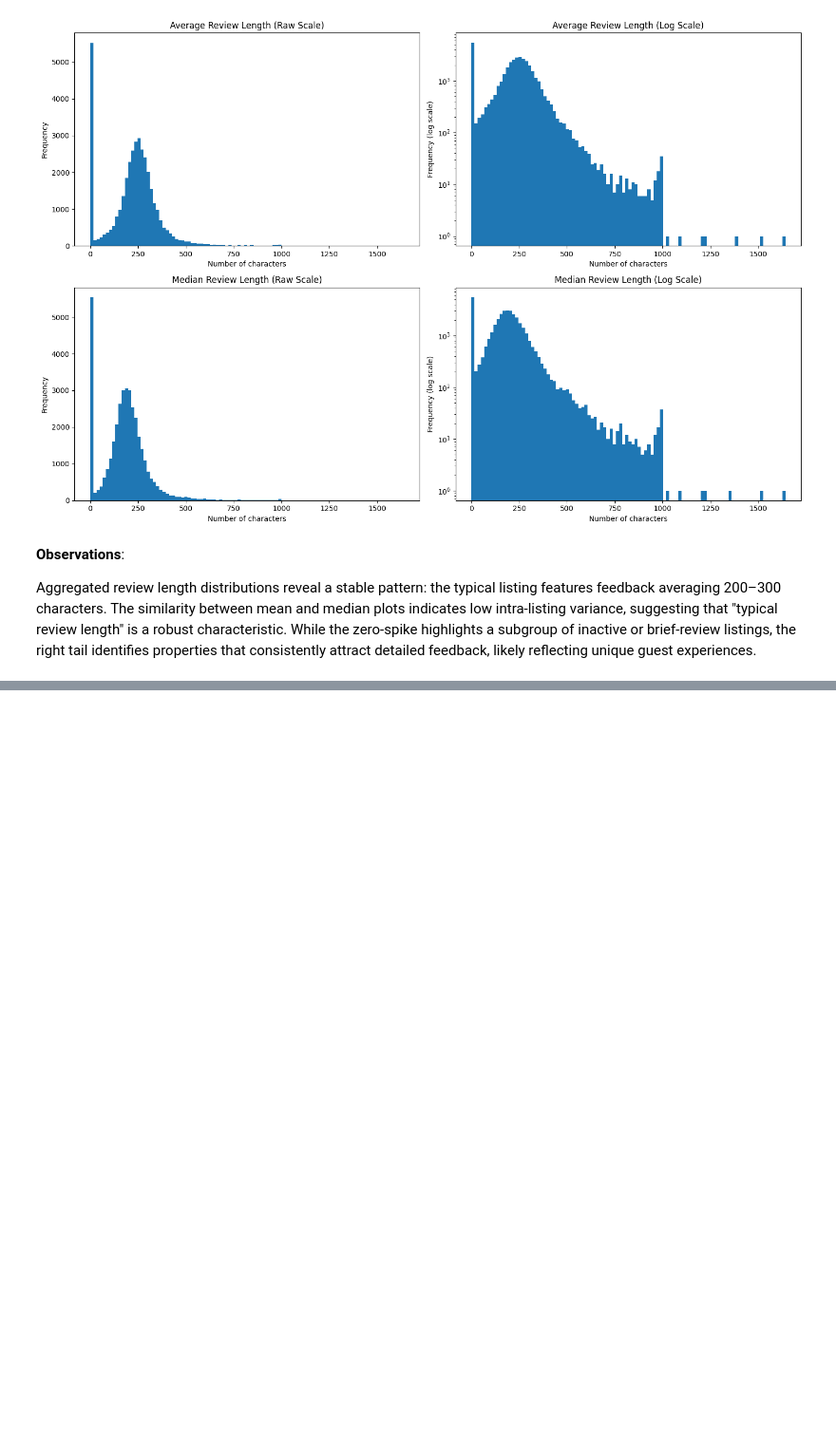
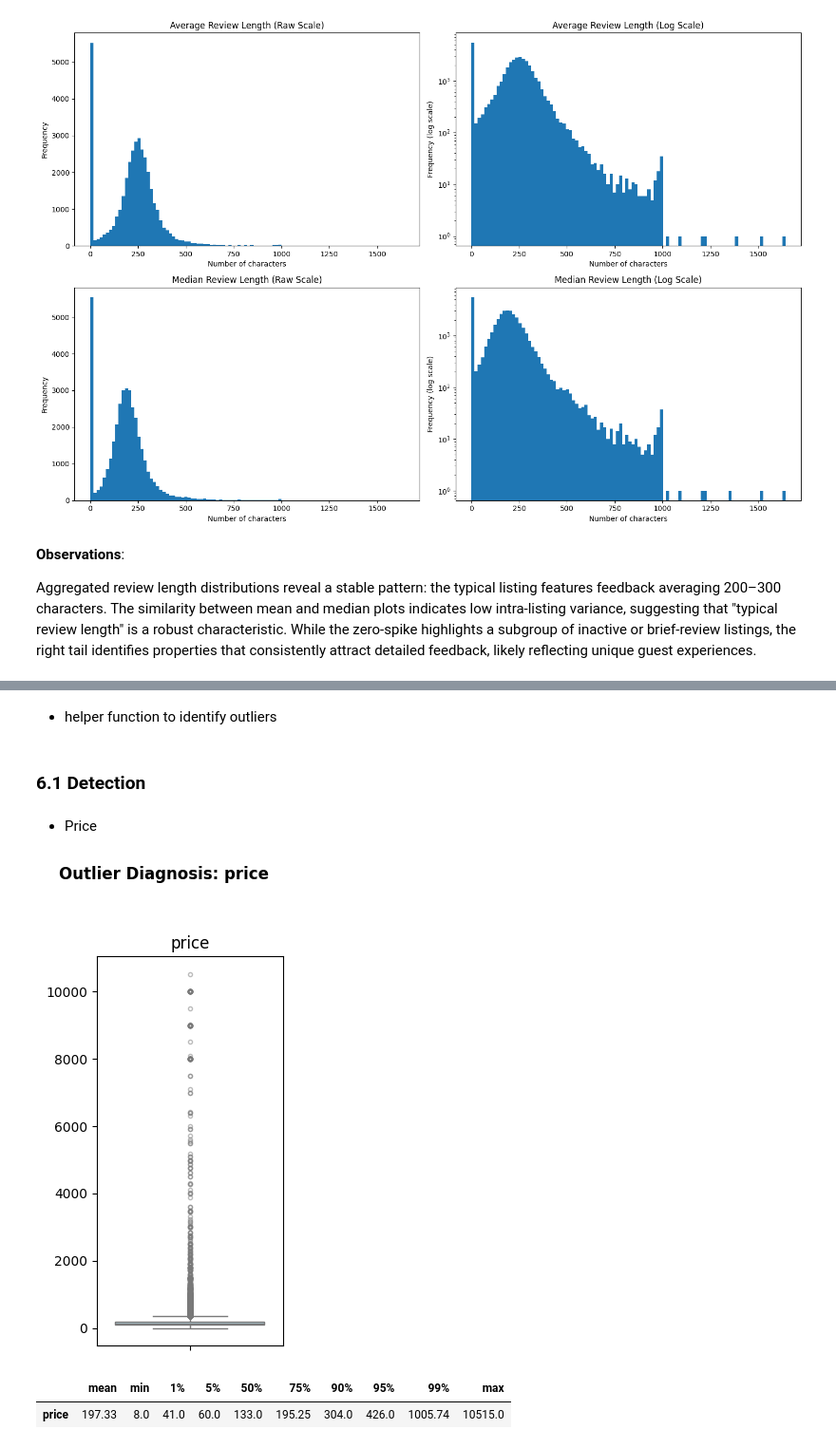
Before and after one commit to pln6/airbnb-market-segmentation-analysis, a Jupyter notebook: notebooks/01_data_cleaning.ipynb, the cells around one changed output, grey strips where cells are left out. Shown at 95% size. Drawn from its saved outputs; the diff is of its cells as text; code cells hidden in the pictures; blank space fills up the shorter version.

Commit message:
feat: complete outliers diagnosis & handling

```diff
--- a/notebooks/01_data_cleaning.ipynb
+++ b/notebooks/01_data_cleaning.ipynb
@@ -1709,0 +1734,40 @@ Aggregated review length distributions reveal a stable pattern: the typical list
+# %% [markdown]
+- helper function to identify outliers
+# %%
+def diagnose_outliers(df, columns, group_name=""):
+    """
+    Plots boxplots and calculates extreme percentiles for selected columns.
+    """
+    fig, axes = plt.subplots(1, len(columns), figsize=(2.8 * len(columns), 5))
+
+    if len(columns) == 1:
+        axes = [axes]
+
+    for i, col in enumerate(columns):
+        sns.boxplot(
+            y=df[col].dropna(),
+            ax=axes[i],
+            color='lightblue',
+            flierprops={'marker': '.', 'color': 'red', 'alpha': 0.5}
+        )
+        axes[i].set_title(f'{col}')
+        axes[i].set_ylabel('')
+
+    plt.suptitle(f'Outlier Diagnosis: {group_name}', y=1.05, fontsize=12, fontweight='bold')
+    plt.tight_layout()
+    plt.show()
+
+    percentiles = [0.01, 0.05, 0.50, 0.75, 0.90, 0.95, 0.99]
+    stats = df[columns].describe(percentiles=percentiles).T
+    stats = stats[['mean', 'min', '1%', '5%', '50%','75%', '90%', '95%', '99%', 'max']]
+    display(stats.round(2))
+# %% [markdown]
+### 6.1 Detection
+# %% [markdown]
+- Price
+# %%
+diagnose_outliers(listings_cleaned, ["price"], group_name = "price")
+# %% [output]
+[figure, added]
+|  | mean | min | 1% | 5% | 50% | 75% | 90% | 95% | 99% | max |
+| price | 197.33 | 8.0 | 41.0 | 60.0 | 133.0 | 195.25 | 304.0 | 426.0 | 1005.74 | 10515.0 |
```
Also changed, not shown: parts of 27 cells of this notebook.
